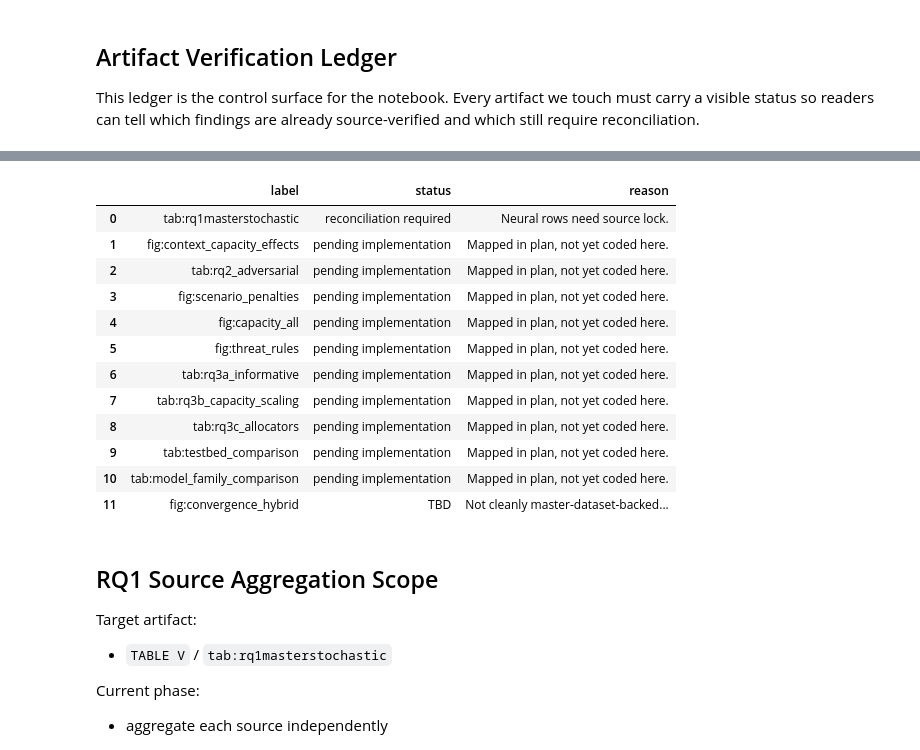
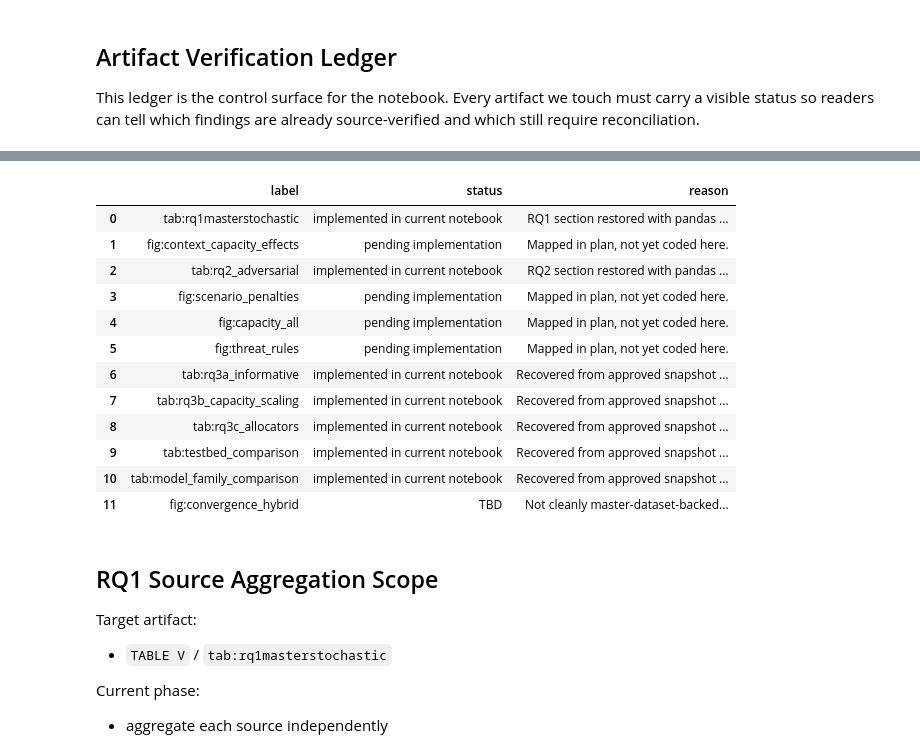
Before and after one commit to pzg8794/quantum_project, a Jupyter notebook: Dynamic_Routing_Eval_Framework/notebooks/H-MABs_MasterDataset_VerificationHub.ipynb, the cells around one changed output, grey strips where cells are left out. Drawn from its saved outputs; the diff is of its cells as text; code cells hidden in the pictures.

```diff
--- a/Dynamic_Routing_Eval_Framework/notebooks/H-MABs_MasterDataset_VerificationHub.ipynb
+++ b/Dynamic_Routing_Eval_Framework/notebooks/H-MABs_MasterDataset_VerificationHub.ipynb
@@ -144,32 +263,32 @@ This ledger is the control surface for the notebook. Every artifact we touch mus
 # %%
 artifact_ledger = pd.DataFrame([
-    {'label': 'tab:rq1masterstochastic', 'status': 'reconciliation required', 'reason': 'Neural rows need source lock.'},
+    {'label': 'tab:rq1masterstochastic', 'status': 'implemented in current notebook', 'reason': 'RQ1 section restored with pandas + discrepancy workflow.'},
     {'label': 'fig:context_capacity_effects', 'status': 'pending implementation', 'reason': 'Mapped in plan, not yet coded here.'},
-    {'label': 'tab:rq2_adversarial', 'status': 'pending implementation', 'reason': 'Mapped in plan, not yet coded here.'},
+    {'label': 'tab:rq2_adversarial', 'status': 'implemented in current notebook', 'reason': 'RQ2 section restored with pandas + discrepancy workflow.'},
     {'label': 'fig:scenario_penalties', 'status': 'pending implementation', 'reason': 'Mapped in plan, not yet coded here.'},
     {'label': 'fig:capacity_all', 'status': 'pending implementation', 'reason': 'Mapped in plan, not yet coded here.'},
     {'label': 'fig:threat_rules', 'status': 'pending implementation', 'reason': 'Mapped in plan, not yet coded here.'},
-    {'label': 'tab:rq3a_informative', 'status': 'pending implementation', 'reason': 'Mapped in plan, not yet coded here.'},
-    {'label': 'tab:rq3b_capacity_scaling', 'status': 'pending implementation', 'reason': 'Mapped in plan, not yet coded here.'},
-    {'label': 'tab:rq3c_allocators', 'status': 'pending implementation', 'reason': 'Mapped in plan, not yet coded here.'},
-    {'label': 'tab:testbed_comparison', 'status': 'pending implementation', 'reason': 'Mapped in plan, not yet coded here.'},
-    {'label': 'tab:model_family_comparison', 'status': 'pending implementation', 'reason': 'Mapped in plan, not yet coded here.'},
+    {'label': 'tab:rq3a_informative', 'status': 'implemented in current notebook', 'reason': 'Recovered from approved snapshot bundle with pandas-first audit views.'},
+    {'label': 'tab:rq3b_capacity_scaling', 'status': 'implemented in current notebook', 'reason': 'Recovered from approved snapshot bundle with pandas-first audit views.'},
+    {'label': 'tab:rq3c_allocators', 'status': 'implemented in current notebook', 'reason': 'Recovered from approved snapshot bundle with pandas-first audit views.'},
+    {'label': 'tab:testbed_comparison', 'status': 'implemented in current notebook', 'reason': 'Recovered from approved snapshot bundle with per-testbed validation.'},
+    {'label': 'tab:model_family_comparison', 'status': 'implemented in current notebook', 'reason': 'Recovered from approved snapshot bundle with per-source validation.'},
     {'label': 'fig:convergence_hybrid', 'status': 'TBD', 'reason': 'Not cleanly master-dataset-backed yet.'},
 ])
 artifact_ledger
 # %% [output]
 |  | label | status | reason |
-| 0 | tab:rq1masterstochastic | reconciliation required | Neural rows need source lock. |
+| 0 | tab:rq1masterstochastic | implemented in current notebook | RQ1 section restored with pandas ... |
 | 1 | fig:context_capacity_effects | pending implementation | Mapped in plan, not yet coded here. |
-| 2 | tab:rq2_adversarial | pending implementation | Mapped in plan, not yet coded here. |
+| 2 | tab:rq2_adversarial | implemented in current notebook | RQ2 section restored with pandas ... |
 | 3 | fig:scenario_penalties | pending implementation | Mapped in plan, not yet coded here. |
 | 4 | fig:capacity_all | pending implementation | Mapped in plan, not yet coded here. |
 | 5 | fig:threat_rules | pending implementation | Mapped in plan, not yet coded here. |
-| 6 | tab:rq3a_informative | pending implementation | Mapped in plan, not yet coded here. |
-| 7 | tab:rq3b_capacity_scaling | pending implementation | Mapped in plan, not yet coded here. |
-| 8 | tab:rq3c_allocators | pending implementation | Mapped in plan, not yet coded here. |
-| 9 | tab:testbed_comparison | pending implementation | Mapped in plan, not yet coded here. |
-| 10 | tab:model_family_comparison | pending implementation | Mapped in plan, not yet coded here. |
+| 6 | tab:rq3a_informative | implemented in current notebook | Recovered from approved snapshot ... |
+| 7 | tab:rq3b_capacity_scaling | implemented in current notebook | Recovered from approved snapshot ... |
+| 8 | tab:rq3c_allocators | implemented in current notebook | Recovered from approved snapshot ... |
+| 9 | tab:testbed_comparison | implemented in current notebook | Recovered from approved snapshot ... |
+| 10 | tab:model_family_comparison | implemented in current notebook | Recovered from approved snapshot ... |
 | 11 | fig:convergence_hybrid | TBD | Not cleanly master-dataset-backed... |
 # %% [markdown]
 ## RQ1 Source Aggregation Scope
```
Also changed, not shown: parts of 48 cells of this notebook, 4 other files.
